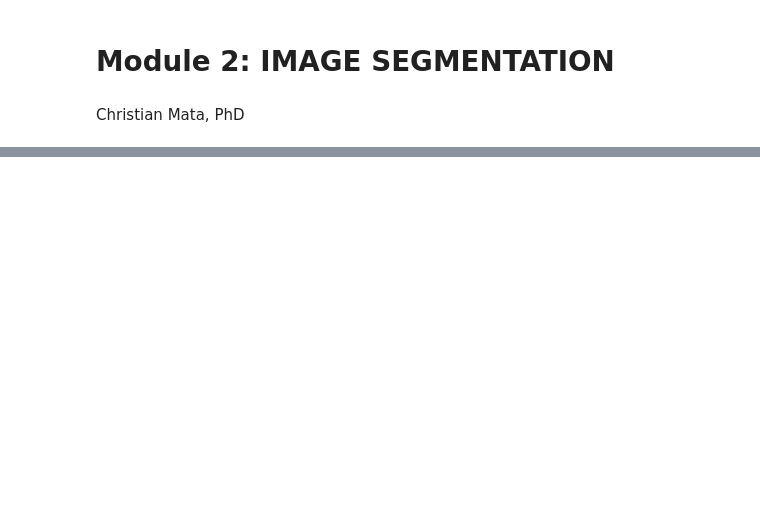
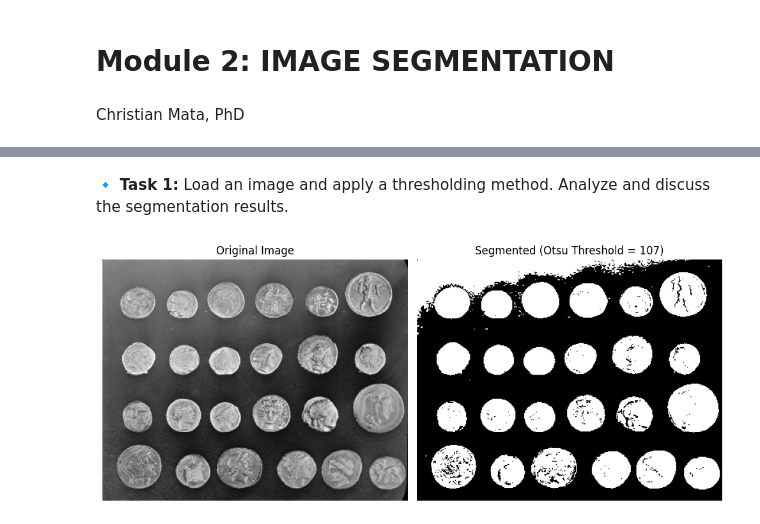
Before and after one commit to Mahsa-Goudarzi/ComputerVision, a Jupyter notebook: M2_Image Segmentation/Exercise 2.ipynb, the cells around one changed output, grey strips where cells are left out. Drawn from its saved outputs; the diff is of its cells as text; code cells hidden in the pictures; blank space fills up the shorter version.

Commit message:
Added task 1

```diff
--- a/M2_Image Segmentation/Exercise 2.ipynb
+++ b/M2_Image Segmentation/Exercise 2.ipynb
@@ -25,0 +18,37 @@ Generate a single Python notebook implementing and answering the following quest
+# %% [markdown]
+🔹 **Task 1:** Load an image and apply a thresholding method. Analyze and discuss the segmentation results.
+# %%
+import matplotlib.pyplot as plt
+from skimage.data import coins
+from skimage.filters import threshold_otsu
+from skimage.util import img_as_ubyte
+
+# Load image
+image = coins()
+# 'coins' is already grayscale, so we dont need to convert it to grayscale
+
+# Compute Otsu's threshold
+thresh = threshold_otsu(image)
+
+# Apply threshold to get binary image
+binary = image > thresh
+
+# Plot original and thresholded images
+fig, axes = plt.subplots(1, 2, figsize=(10, 5))
+axes[0].imshow(image, cmap='gray')
+axes[0].set_title('Original Image')
+axes[0].axis('off')
+
+axes[1].imshow(binary, cmap='gray')
+axes[1].set_title(f'Segmented (Otsu Threshold = {thresh})')
+axes[1].axis('off')
+
+plt.tight_layout()
+plt.show()
+
+# Otsu's method finds a global threshold that separates foreground from background by maximizing inter-class variance.
+# On images like coins, it does a fair job separating the coins from the background, but shadows or overlapping coins may be problematic.
+# Works best when there is a clear bimodal histogram.
+# Limitations: fails when the image has varying lighting or uneven background. Use threshold_local in that case.
+# %% [output]
+[figure, added]
```
Also changed, not shown: parts of 6 cells of this notebook.
